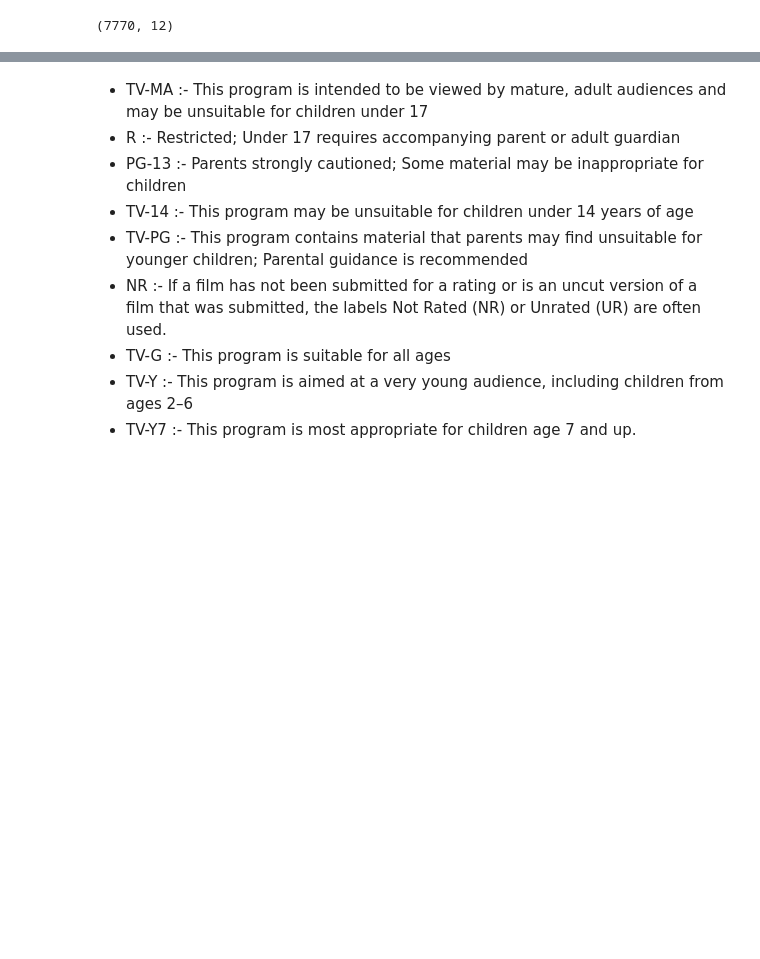
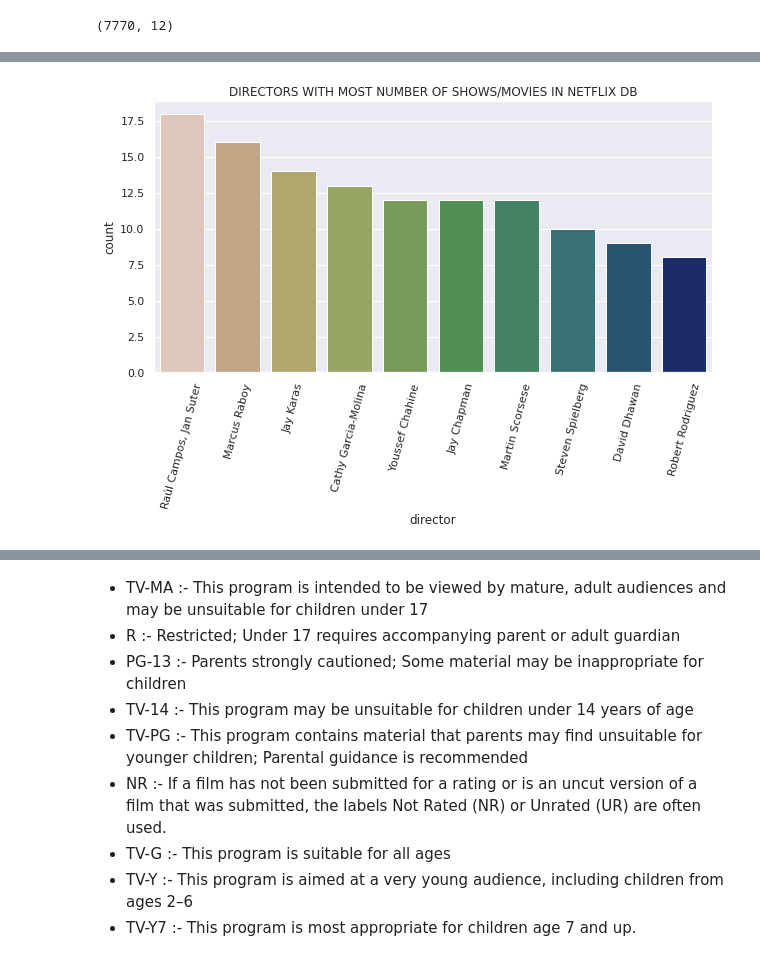
Before and after one commit to NayanaPradeep/Netflix-Movies-and-TV-Shows-Clustering, a Jupyter notebook: NETFLIX_MOVIES_AND_TV_SHOWS_CLUSTERING.ipynb, the cells around one changed output, grey strips where cells are left out. Saved outputs shown, nothing was run; the diff lists cells and outputs as text; code cells hidden in the pictures; blank space fills up the shorter version.

```diff
--- a/NETFLIX_MOVIES_AND_TV_SHOWS_CLUSTERING.ipynb
+++ b/NETFLIX_MOVIES_AND_TV_SHOWS_CLUSTERING.ipynb
@@ -204 +231,11 @@ Name: type, dtype: int64
+# %%
+#analysis on director column
+plt.figure(figsize = (10,5))
+netflix_directors =netflix_df[netflix_df['director'] != 'Director Info Missing']
+sns.countplot(x='director',data=netflix_directors,order=netflix_directors.director.value_counts().head(10).index,palette='gist_earth_r')
+plt.title('DIRECTORS WITH MOST NUMBER OF SHOWS/MOVIES IN NETFLIX DB')
+plt.xticks(rotation = 75)
+plt.show()
+# %% [output]
+[figure, added]
 # %%
```
Also changed, not shown: parts of 20 cells of this notebook.
